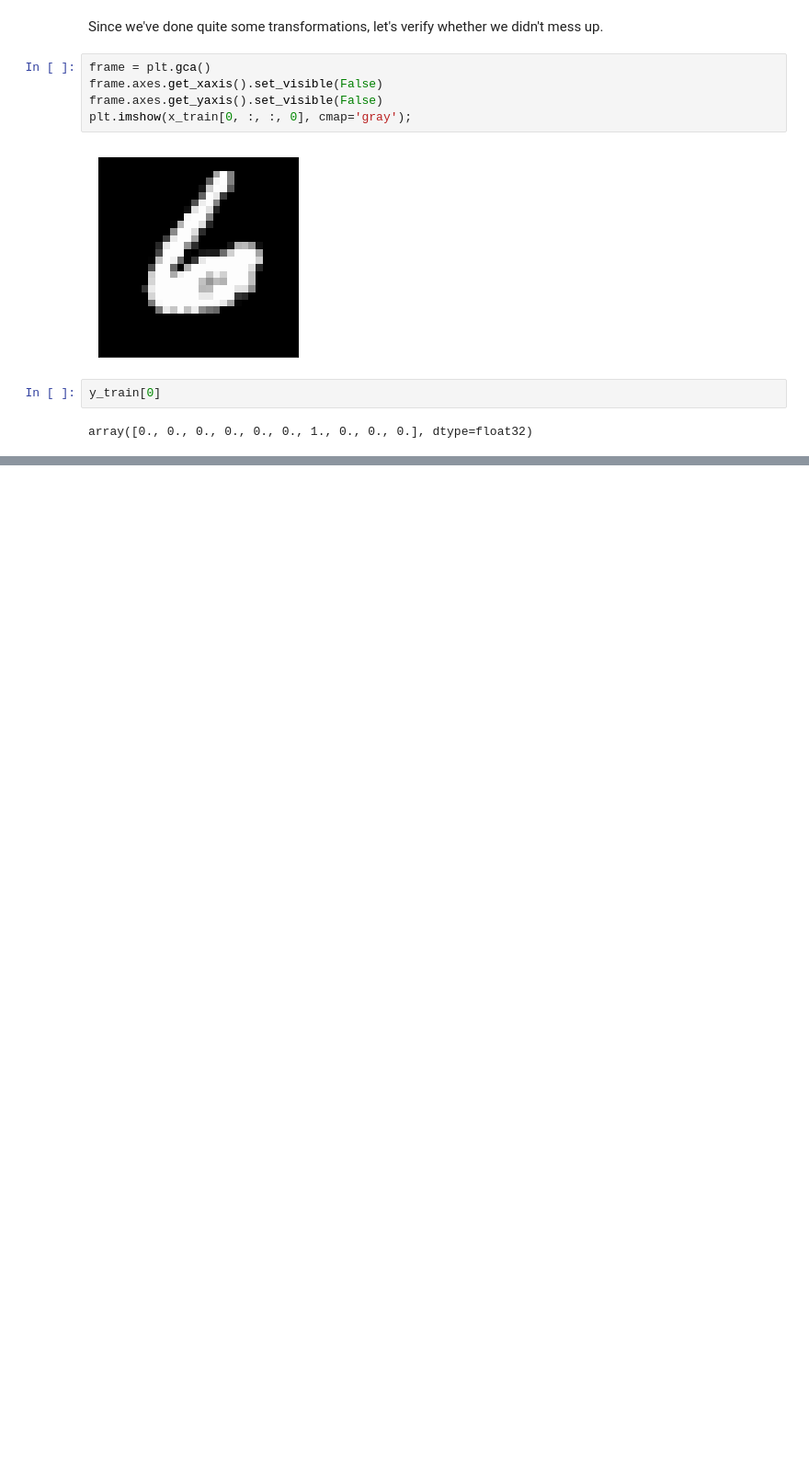
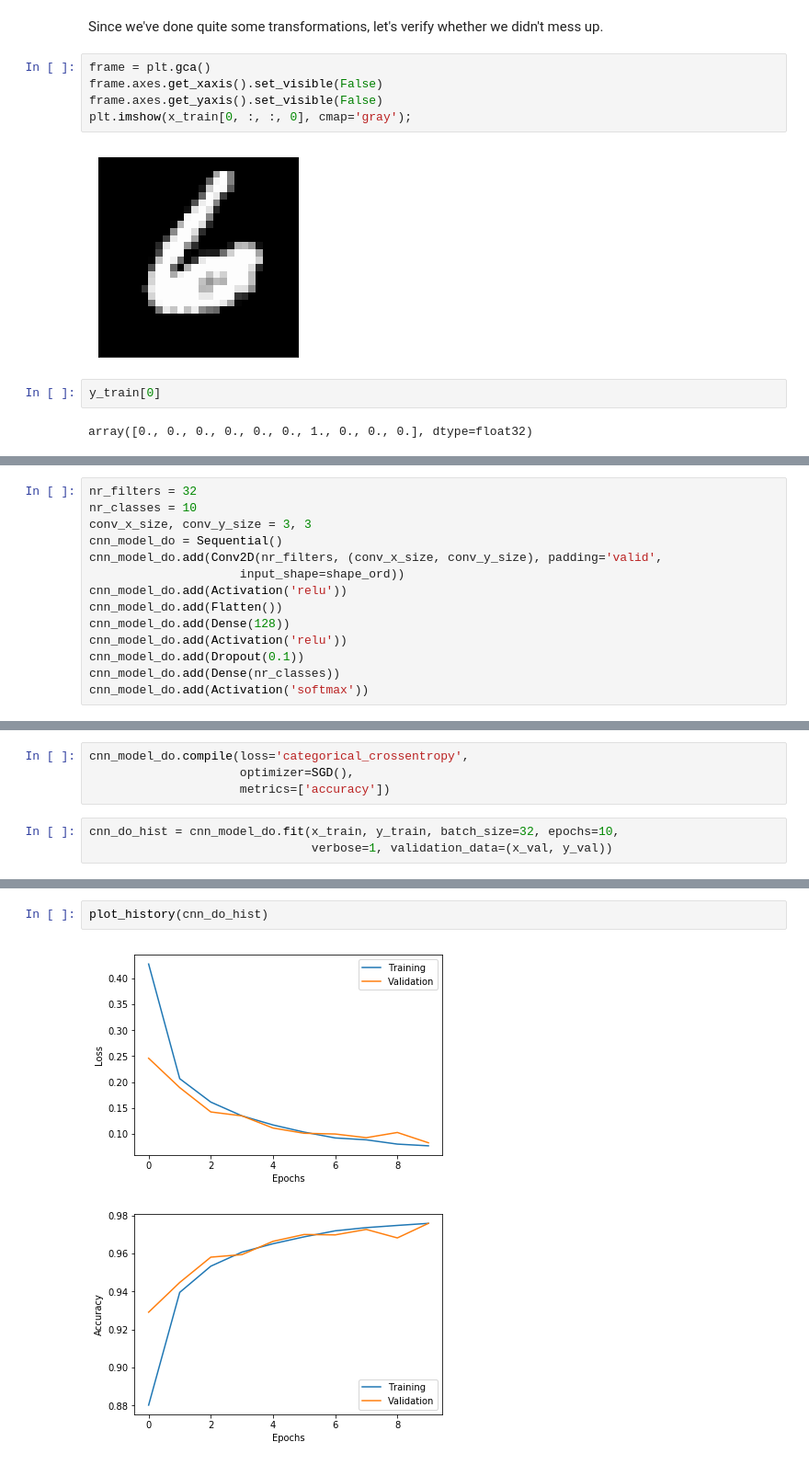
Before and after one commit to gjbex/training-material, a Jupyter notebook: Python/Keras/mnist.ipynb, the cells around one changed output, grey strips where cells are left out. Shown at 92% size. Saved outputs shown, nothing was run; the diff lists cells and outputs as text; blank space fills up the shorter version.

```diff
--- a/Python/Keras/mnist.ipynb
+++ b/Python/Keras/mnist.ipynb
@@ -543,0 +617,14 @@ array([0., 0., 0., 0., 0., 0., 1., 0., 0., 0.], dtype=float32)
+# %%
+nr_filters = 32
+nr_classes = 10
+conv_x_size, conv_y_size = 3, 3
+cnn_model_do = Sequential()
+cnn_model_do.add(Conv2D(nr_filters, (conv_x_size, conv_y_size), padding='valid',
+                     input_shape=shape_ord))
+cnn_model_do.add(Activation('relu'))
+cnn_model_do.add(Flatten())
+cnn_model_do.add(Dense(128))
+cnn_model_do.add(Activation('relu'))
+cnn_model_do.add(Dropout(0.1))
+cnn_model_do.add(Dense(nr_classes))
+cnn_model_do.add(Activation('softmax'))
@@ -543,0 +651,7 @@ array([0., 0., 0., 0., 0., 0., 1., 0., 0., 0.], dtype=float32)
+# %%
+cnn_model_do.compile(loss='categorical_crossentropy',
+                     optimizer=SGD(),
+                     metrics=['accuracy'])
+# %%
+cnn_do_hist = cnn_model_do.fit(x_train, y_train, batch_size=32, epochs=10,
+                               verbose=1, validation_data=(x_val, y_val))
@@ -543,0 +676,5 @@ array([0., 0., 0., 0., 0., 0., 1., 0., 0., 0.], dtype=float32)
+# %%
+plot_history(cnn_do_hist)
+# %% [output]
+[figure, added]
+[figure, added]
```
Also changed, not shown: parts of 16 cells of this notebook.
